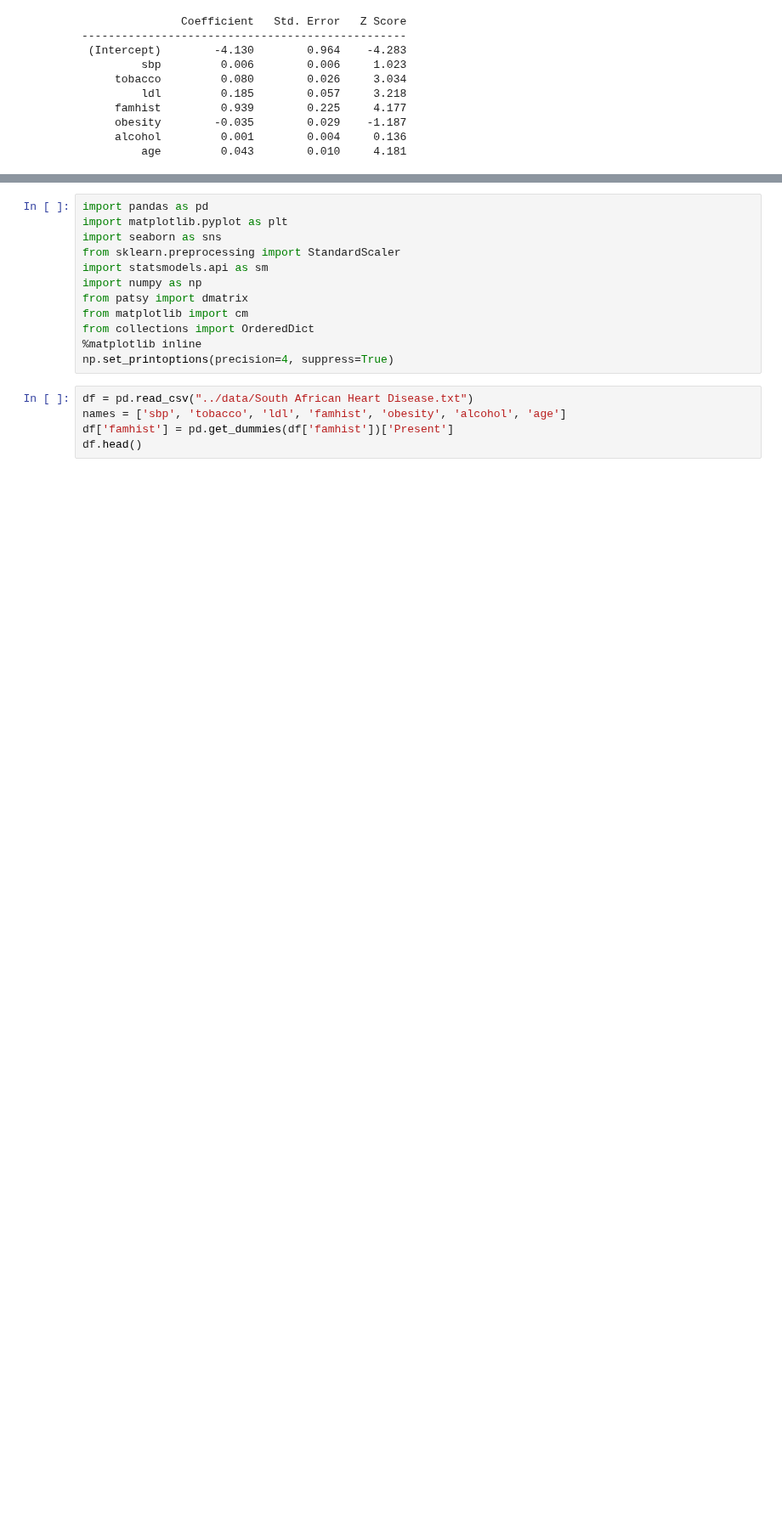
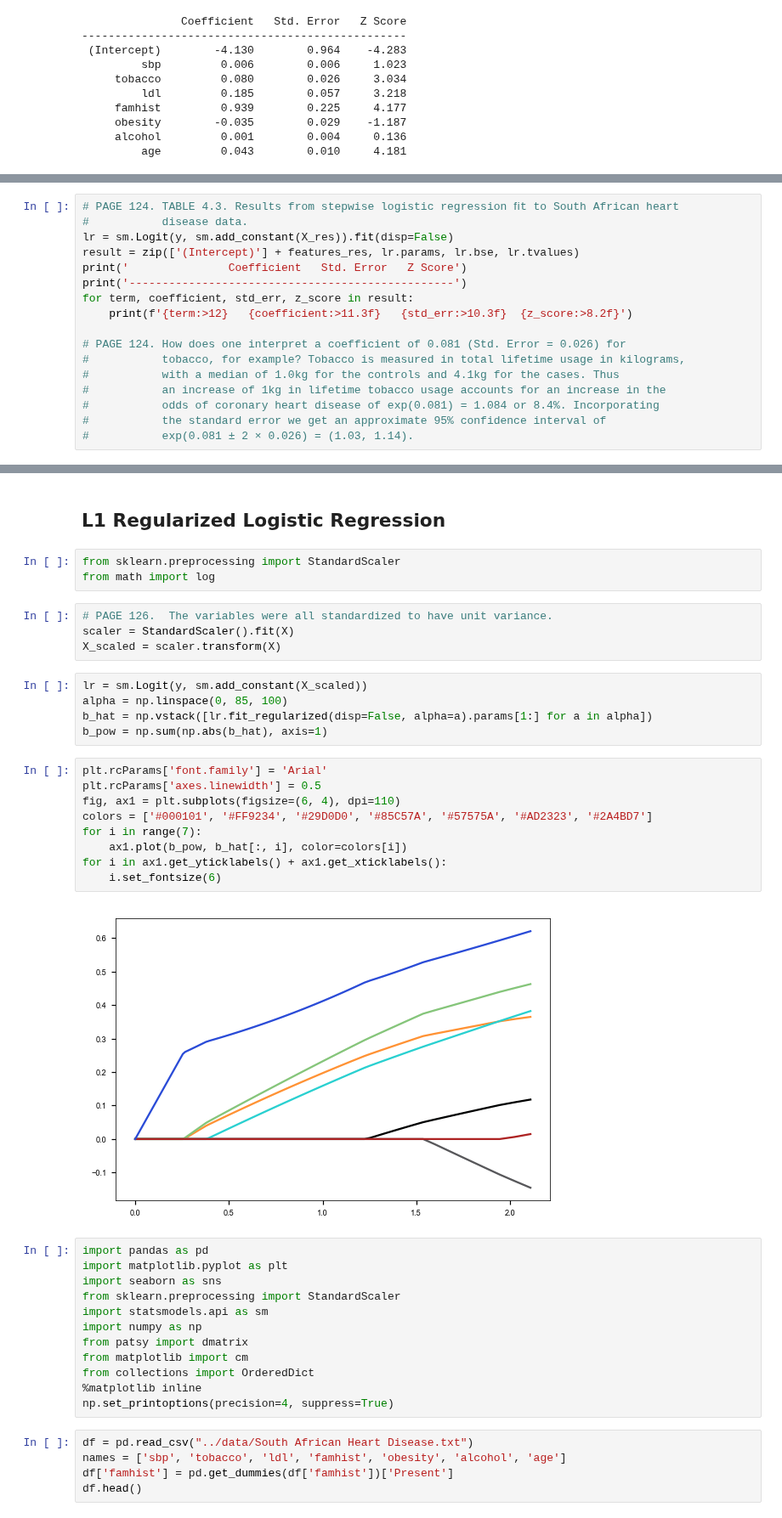
Before and after one commit to empathy87/The-Elements-of-Statistical-Learning-Python-Notebooks, a Jupyter notebook: examples/South African Heart Disease.ipynb, the cells around one changed output, grey strips where cells are left out. Shown at 85% size. Cells and saved outputs as stored; diff of their text form; blank space fills up the shorter version.

Commit message:
South African Heart Disease (features selection & L1 logistic regression)

```diff
--- a/examples/South African Heart Disease.ipynb
+++ b/examples/South African Heart Disease.ipynb
@@ -73,0 +109,17 @@ for term, coefficient, std_err, z_score in result:
+# %%
+# PAGE 124. TABLE 4.3. Results from stepwise logistic regression ﬁt to South African heart
+#           disease data.
+lr = sm.Logit(y, sm.add_constant(X_res)).fit(disp=False)
+result = zip(['(Intercept)'] + features_res, lr.params, lr.bse, lr.tvalues)
+print('               Coefficient   Std. Error   Z Score')
+print('-------------------------------------------------')
+for term, coefficient, std_err, z_score in result:
+    print(f'{term:>12}   {coefficient:>11.3f}   {std_err:>10.3f}  {z_score:>8.2f}')
+
+# PAGE 124. How does one interpret a coefficient of 0.081 (Std. Error = 0.026) for
+#           tobacco, for example? Tobacco is measured in total lifetime usage in kilograms,
+#           with a median of 1.0kg for the controls and 4.1kg for the cases. Thus
+#           an increase of 1kg in lifetime tobacco usage accounts for an increase in the
+#           odds of coronary heart disease of exp(0.081) = 1.084 or 8.4%. Incorporating
+#           the standard error we get an approximate 95% confidence interval of
+#           exp(0.081 ± 2 × 0.026) = (1.03, 1.14).
@@ -74,3 +134,28 @@ for term, coefficient, std_err, z_score in result:
+# %% [markdown]
+## L1 Regularized Logistic Regression
+# %%
+from sklearn.preprocessing import StandardScaler
+from math import log
+# %%
+# PAGE 126.  The variables were all standardized to have unit variance.
+scaler = StandardScaler().fit(X)
+X_scaled = scaler.transform(X)
+# %%
+lr = sm.Logit(y, sm.add_constant(X_scaled))
+alpha = np.linspace(0, 85, 100)
+b_hat = np.vstack([lr.fit_regularized(disp=False, alpha=a).params[1:] for a in alpha])
+b_pow = np.sum(np.abs(b_hat), axis=1)
+# %%
+plt.rcParams['font.family'] = 'Arial'
+plt.rcParams['axes.linewidth'] = 0.5
+fig, ax1 = plt.subplots(figsize=(6, 4), dpi=110)
+colors = ['#000101', '#FF9234', '#29D0D0', '#85C57A', '#57575A', '#AD2323', '#2A4BD7']
+for i in range(7):
+    ax1.plot(b_pow, b_hat[:, i], color=colors[i])
+for i in ax1.get_yticklabels() + ax1.get_xticklabels():
+    i.set_fontsize(6)
+# %% [output]
+[figure, added]
 # %%
 import pandas as pd
 import matplotlib.pyplot as plt
```
Also changed, not shown: parts of 4 cells of this notebook.
